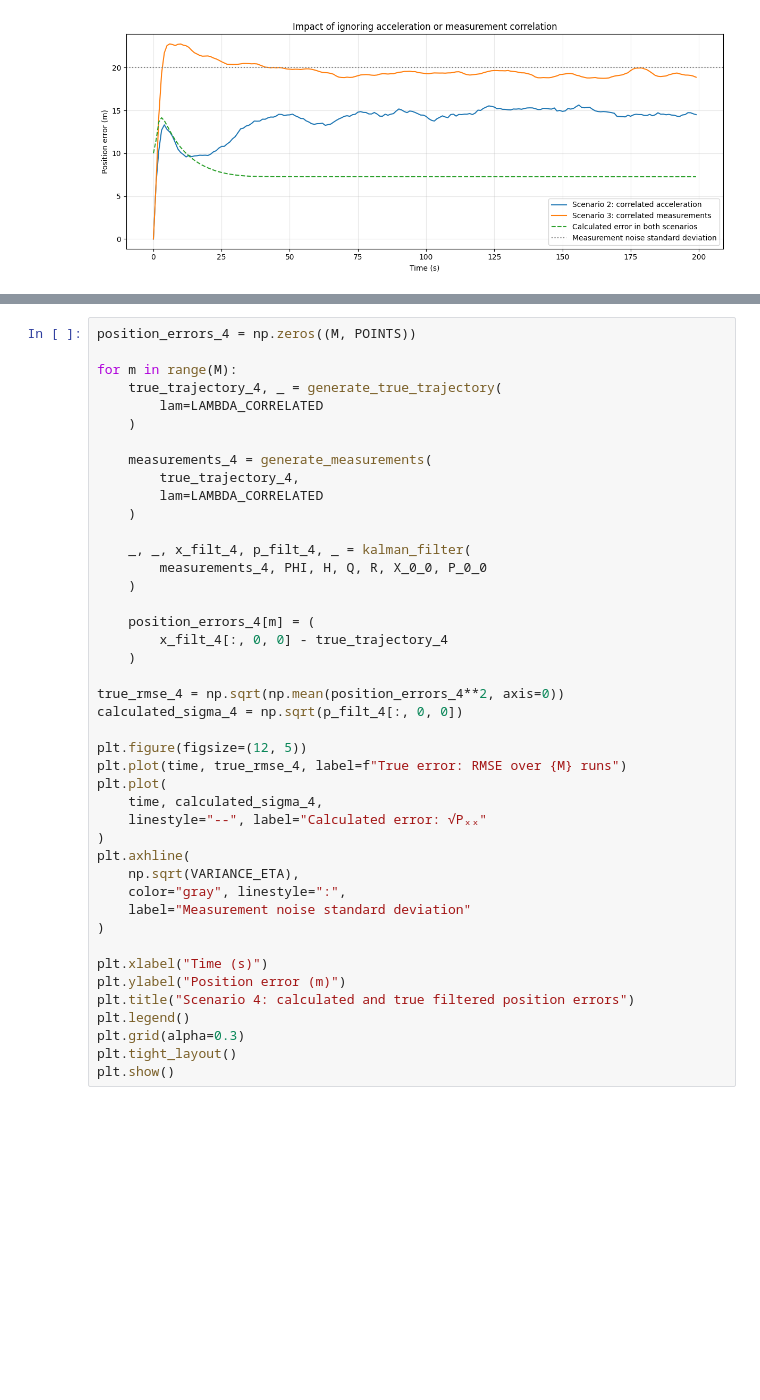
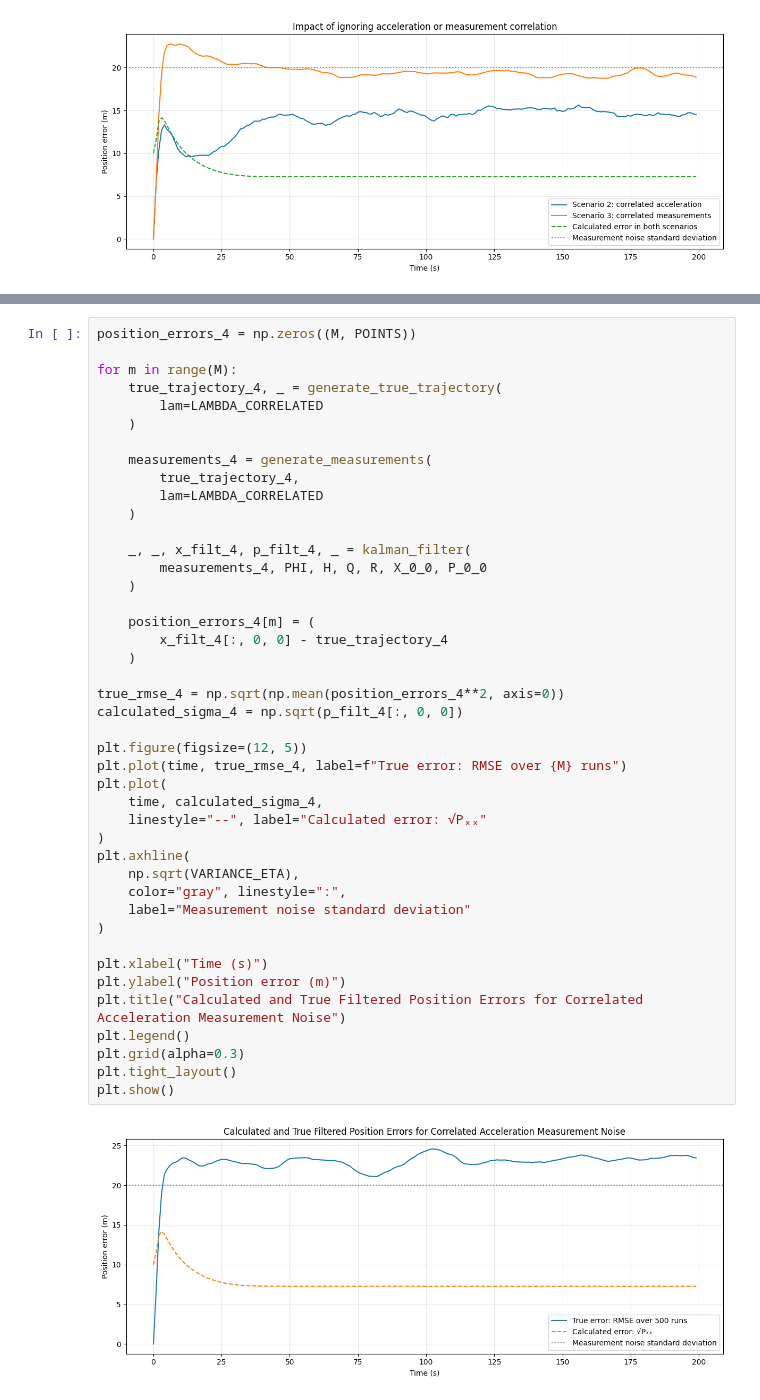
Before and after one commit to VladZg/Experimental-data-processing, a Jupyter notebook: task8/assignment8.ipynb, the cells around one changed output, grey strips where cells are left out. Saved outputs shown, nothing was run; the diff lists cells and outputs as text; blank space fills up the shorter version.

```diff
--- a/task8/assignment8.ipynb
+++ b/task8/assignment8.ipynb
@@ -440,34 +442,36 @@ for m in range(M):
 
     _, _, x_filt_4, p_filt_4, _ = kalman_filter(
         measurements_4, PHI, H, Q, R, X_0_0, P_0_0
     )
 
     position_errors_4[m] = (
         x_filt_4[:, 0, 0] - true_trajectory_4
     )
 
 true_rmse_4 = np.sqrt(np.mean(position_errors_4**2, axis=0))
 calculated_sigma_4 = np.sqrt(p_filt_4[:, 0, 0])
 
 plt.figure(figsize=(12, 5))
 plt.plot(time, true_rmse_4, label=f"True error: RMSE over {M} runs")
 plt.plot(
     time, calculated_sigma_4,
     linestyle="--", label="Calculated error: √Pₓₓ"
 )
 plt.axhline(
     np.sqrt(VARIANCE_ETA),
     color="gray", linestyle=":",
     label="Measurement noise standard deviation"
 )
 
 plt.xlabel("Time (s)")
 plt.ylabel("Position error (m)")
-plt.title("Scenario 4: calculated and true filtered position errors")
+plt.title("Calculated and True Filtered Position Errors for Correlated Acceleration Measurement Noise")
 plt.legend()
 plt.grid(alpha=0.3)
 plt.tight_layout()
 plt.show()
+# %% [output]
+[figure, added]
 # %%
 plt.figure(figsize=(12, 5))
 plt.plot(time, true_rmse, label="Scenario 1: both noises uncorrelated")
```
Also changed, not shown: parts of 2 cells of this notebook.
